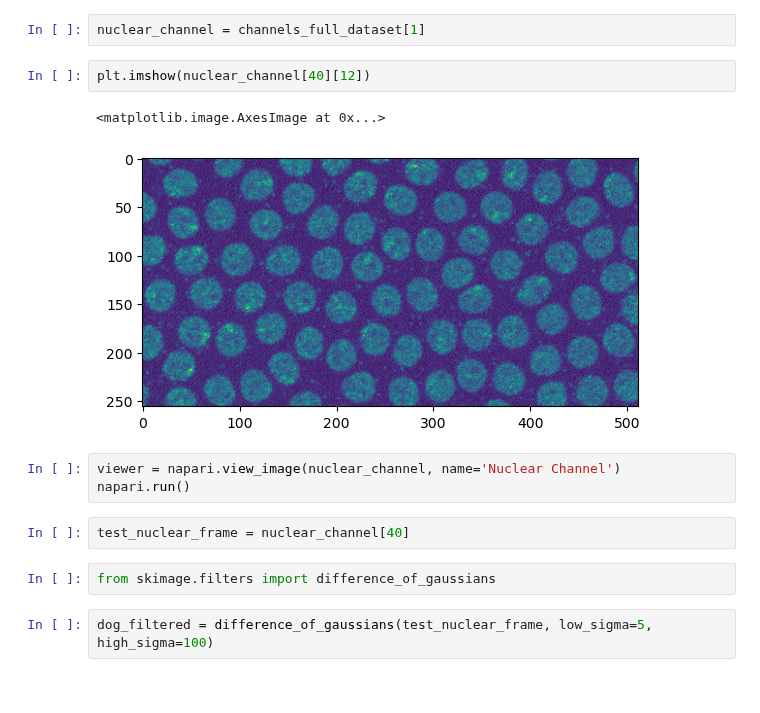
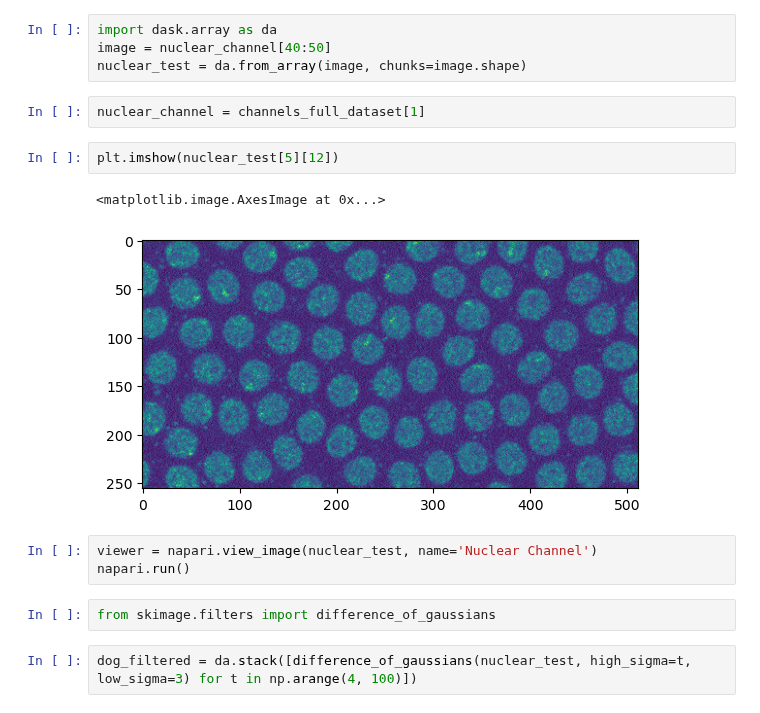
Before and after one commit to GarciaLab/transcription_pipeline, a Jupyter notebook: test.ipynb, the cells around one changed output. Saved outputs shown, nothing was run; the diff lists cells and outputs as text.

Commit message:
Played around with DoG filters

```diff
--- a/test.ipynb
+++ b/test.ipynb
@@ -19,21 +22,23 @@ lsm_test_name = "test_data/2023-04-07/p2pdp_zld-sites-ctrl_fwd_1"
 import napari
 import matplotlib.pyplot as plt
 import numpy as np
+# %%
+import dask.array as da
+image = nuclear_channel[40:50]
+nuclear_test = da.from_array(image, chunks=image.shape)
 # %%
 nuclear_channel = channels_full_dataset[1]
 # %%
-plt.imshow(nuclear_channel[40][12])
+plt.imshow(nuclear_test[5][12])
 # %% [output]
 <matplotlib.image.AxesImage at 0x...>
-[figure, old version]
+[figure, new version]
 # %%
-viewer = napari.view_image(nuclear_channel, name='Nuclear Channel')
+viewer = napari.view_image(nuclear_test, name='Nuclear Channel')
 napari.run()
-# %%
-test_nuclear_frame = nuclear_channel[40]
 # %%
 from skimage.filters import difference_of_gaussians
 # %%
-dog_filtered = difference_of_gaussians(test_nuclear_frame, low_sigma=5, high_sigma=100)
+dog_filtered = da.stack([difference_of_gaussians(nuclear_test, high_sigma=t, low_sigma=3) for t in np.arange(4, 100)])
 # %%
 plt.imshow(dog_filtered[12])
```
Also changed, not shown: parts of 3 cells of this notebook.
